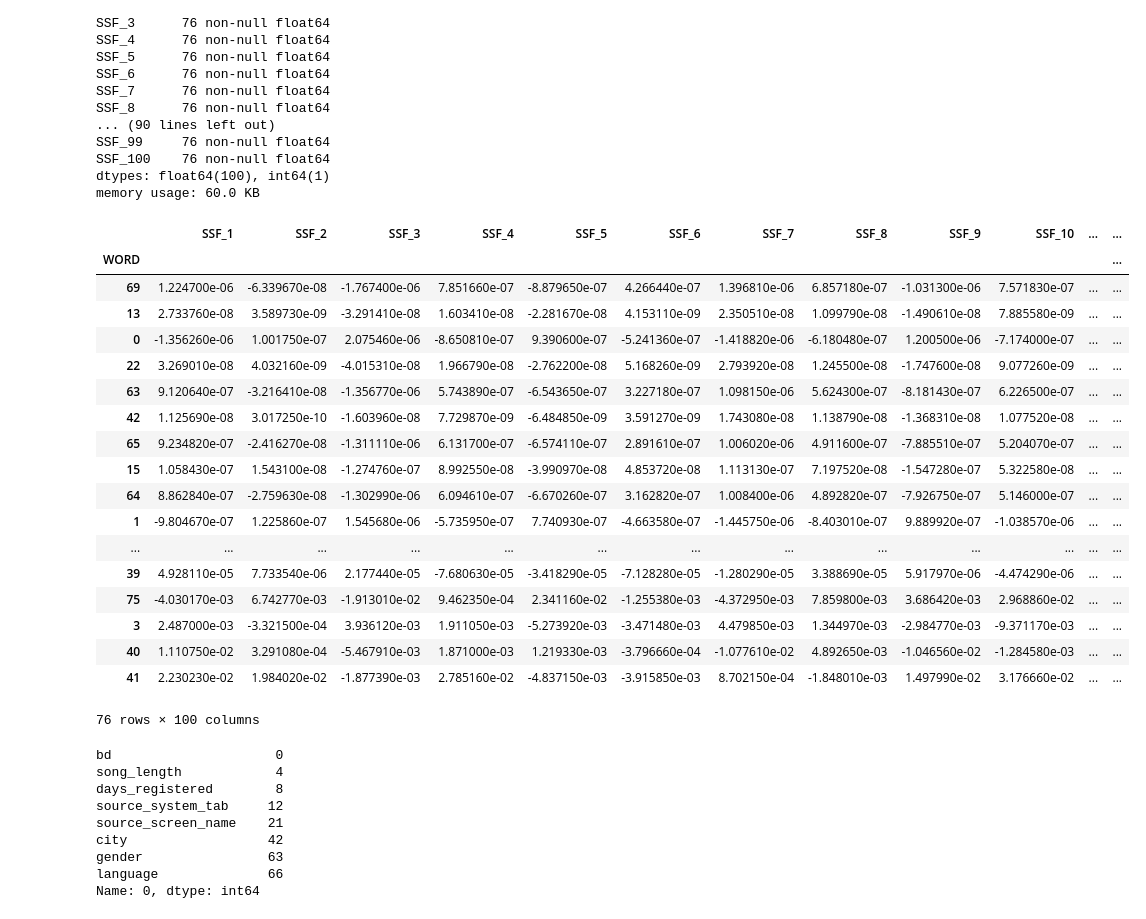
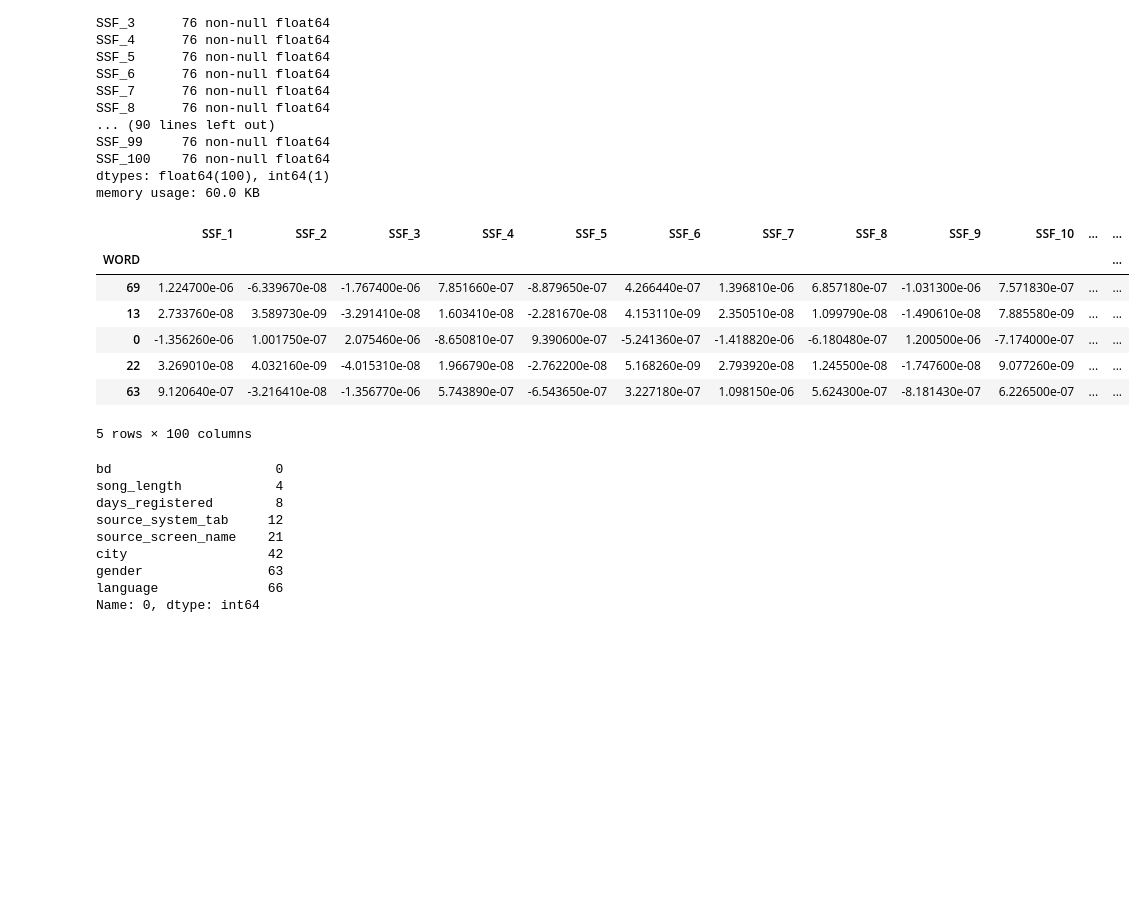
Before and after one commit to IooHooI/RECOMMENDATION_SYSTEMS_2, a Jupyter notebook: notebooks/SOLUTION.ipynb, the cells around one changed output. Saved outputs shown, nothing was run; the diff lists cells and outputs as text; code cells hidden in the pictures; blank space fills up the shorter version.

```diff
--- a/notebooks/SOLUTION.ipynb
+++ b/notebooks/SOLUTION.ipynb
@@ -699,27 +783,16 @@ memory usage: 60.0 KB
 # %%
 X_star_space_emb.set_index('WORD', inplace=True)
 # %%
-X_star_space_emb
+X_star_space_emb.head()
 # %% [output]
 |  | SSF_1 | SSF_2 | SSF_3 | SSF_4 | SSF_5 | SSF_6 | SSF_7 | SSF_8 | SSF_9 | SSF_10 | ... | ... |
 | WORD |  |  |  |  |  |  |  |  |  |  |  | ... |
 | 69 | 1.224700e-06 | -6.339670e-08 | -1.767400e-06 | 7.851660e-07 | -8.879650e-07 | 4.266440e-07 | 1.396810e-06 | 6.857180e-07 | -1.031300e-06 | 7.571830e-07 | ... | ... |
 | 13 | 2.733760e-08 | 3.589730e-09 | -3.291410e-08 | 1.603410e-08 | -2.281670e-08 | 4.153110e-09 | 2.350510e-08 | 1.099790e-08 | -1.490610e-08 | 7.885580e-09 | ... | ... |
 | 0 | -1.356260e-06 | 1.001750e-07 | 2.075460e-06 | -8.650810e-07 | 9.390600e-07 | -5.241360e-07 | -1.418820e-06 | -6.180480e-07 | 1.200500e-06 | -7.174000e-07 | ... | ... |
 | 22 | 3.269010e-08 | 4.032160e-09 | -4.015310e-08 | 1.966790e-08 | -2.762200e-08 | 5.168260e-09 | 2.793920e-08 | 1.245500e-08 | -1.747600e-08 | 9.077260e-09 | ... | ... |
 | 63 | 9.120640e-07 | -3.216410e-08 | -1.356770e-06 | 5.743890e-07 | -6.543650e-07 | 3.227180e-07 | 1.098150e-06 | 5.624300e-07 | -8.181430e-07 | 6.226500e-07 | ... | ... |
-| 42 | 1.125690e-08 | 3.017250e-10 | -1.603960e-08 | 7.729870e-09 | -6.484850e-09 | 3.591270e-09 | 1.743080e-08 | 1.138790e-08 | -1.368310e-08 | 1.077520e-08 | ... | ... |
-| 65 | 9.234820e-07 | -2.416270e-08 | -1.311110e-06 | 6.131700e-07 | -6.574110e-07 | 2.891610e-07 | 1.006020e-06 | 4.911600e-07 | -7.885510e-07 | 5.204070e-07 | ... | ... |
-| 15 | 1.058430e-07 | 1.543100e-08 | -1.274760e-07 | 8.992550e-08 | -3.990970e-08 | 4.853720e-08 | 1.113130e-07 | 7.197520e-08 | -1.547280e-07 | 5.322580e-08 | ... | ... |
-| 64 | 8.862840e-07 | -2.759630e-08 | -1.302990e-06 | 6.094610e-07 | -6.670260e-07 | 3.162820e-07 | 1.008400e-06 | 4.892820e-07 | -7.926750e-07 | 5.146000e-07 | ... | ... |
-| 1 | -9.804670e-07 | 1.225860e-07 | 1.545680e-06 | -5.735950e-07 | 7.740930e-07 | -4.663580e-07 | -1.445750e-06 | -8.403010e-07 | 9.889920e-07 | -1.038570e-06 | ... | ... |
-| ... | ... | ... | ... | ... | ... | ... | ... | ... | ... | ... | ... | ... |
-| 39 | 4.928110e-05 | 7.733540e-06 | 2.177440e-05 | -7.680630e-05 | -3.418290e-05 | -7.128280e-05 | -1.280290e-05 | 3.388690e-05 | 5.917970e-06 | -4.474290e-06 | ... | ... |
-| 75 | -4.030170e-03 | 6.742770e-03 | -1.913010e-02 | 9.462350e-04 | 2.341160e-02 | -1.255380e-03 | -4.372950e-03 | 7.859800e-03 | 3.686420e-03 | 2.968860e-02 | ... | ... |
-| 3 | 2.487000e-03 | -3.321500e-04 | 3.936120e-03 | 1.911050e-03 | -5.273920e-03 | -3.471480e-03 | 4.479850e-03 | 1.344970e-03 | -2.984770e-03 | -9.371170e-03 | ... | ... |
-| 40 | 1.110750e-02 | 3.291080e-04 | -5.467910e-03 | 1.871000e-03 | 1.219330e-03 | -3.796660e-04 | -1.077610e-02 | 4.892650e-03 | -1.046560e-02 | -1.284580e-03 | ... | ... |
-| 41 | 2.230230e-02 | 1.984020e-02 | -1.877390e-03 | 2.785160e-02 | -4.837150e-03 | -3.915850e-03 | 8.702150e-04 | -1.848010e-03 | 1.497990e-02 | 3.176660e-02 | ... | ... |
-76 rows × 100 columns
+5 rows × 100 columns
 # %%
 X_star_space.loc[0]
 # %% [output]
```
Also changed, not shown: parts of 61 cells of this notebook.
